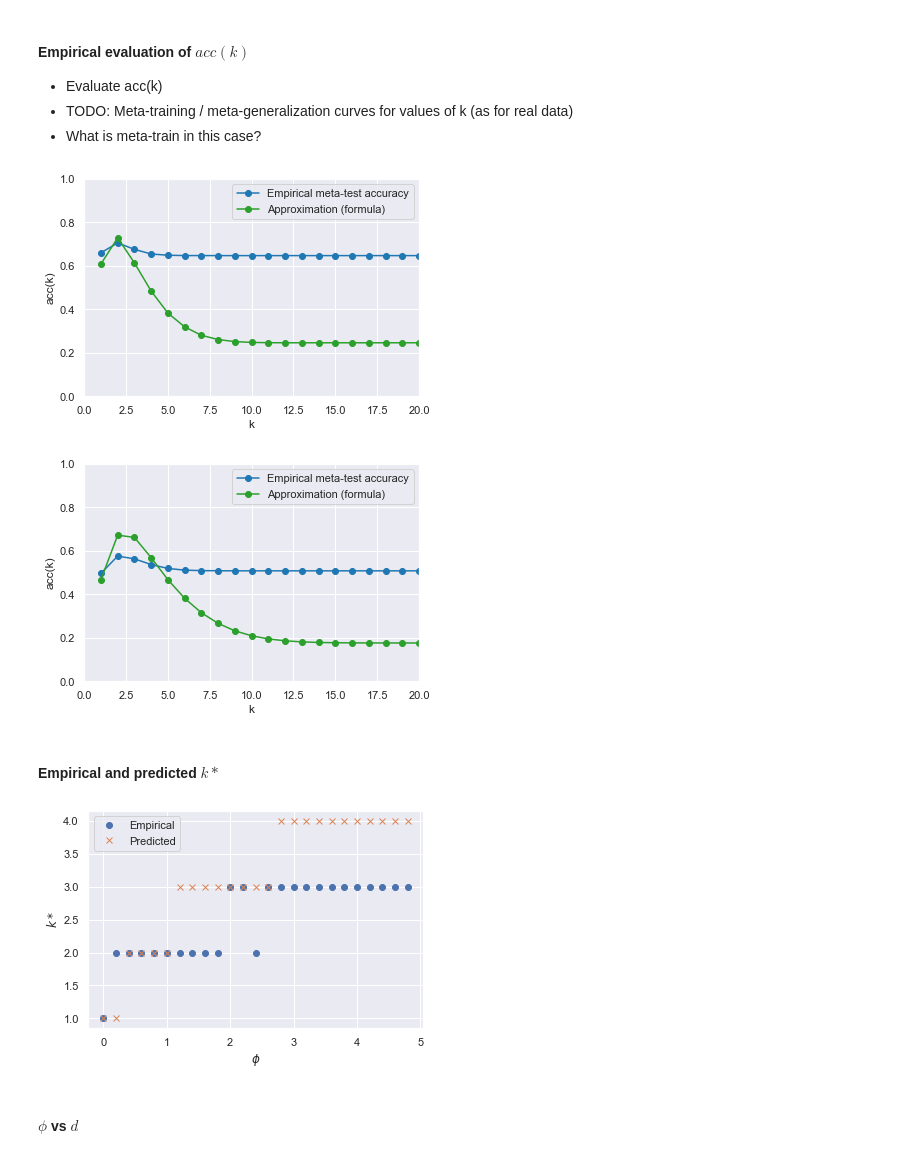
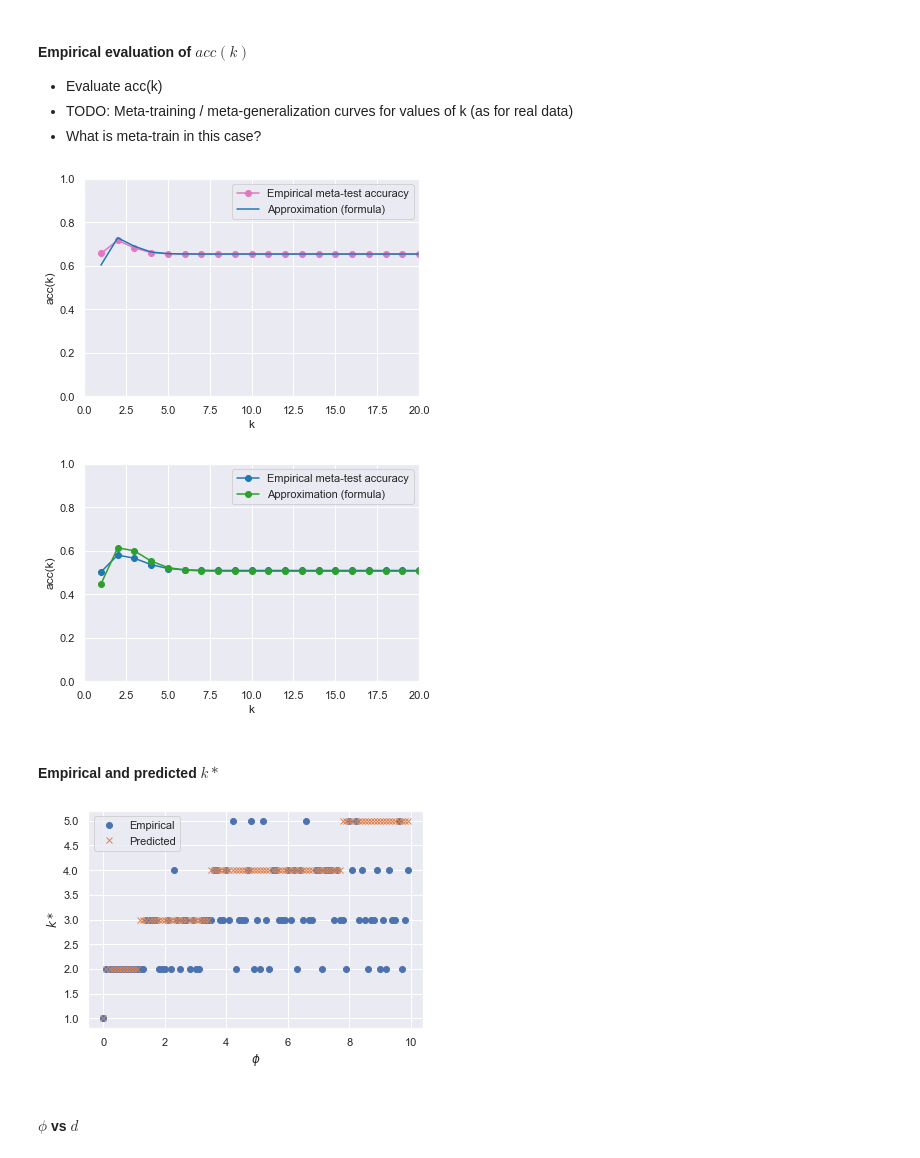
Before and after one commit to Didayolo/automl-conf-2022, a Jupyter notebook: experiments.ipynb, the cells around one changed output. Saved outputs shown, nothing was run; the diff lists cells and outputs as text; code cells hidden in the pictures.

```diff
--- a/experiments.ipynb
+++ b/experiments.ipynb
@@ -122,8 +121,8 @@ trials = 10000
 _n = [20]
 _N = list(range(20*5))
 
-for n in tqdm(_n):
-    for N in _N:
+for n in _n:
+    for N in tqdm(_N):
         # Artificial judges
         g = rk.generator.SwapGenerator()
         g.fit(list(range(n)))
@@ -171,10 +164,10 @@ def approx_pk(n, N, k):
     ''' Approximation of acc(k), the probability that the true winner is selected by select-k-best method.
     '''
     prior = proba_top_k(0, k, n, N) # P(true winner in top k)
-    pk = proba_move(0, 0, n, N) # # P(k=1) = P(k=n) = proba of winner wining
+    pk = approx_walk(0, 0, n, N) # # P(k=1) = P(k=n) = proba of winner wining
     for e in range(1, n): # all other candidates
         # P(K) is increased when another candidate would win but is not in topk
-        pk += (1 - proba_top_k(e, k, n, N)) * proba_move(e, 0, n, N)
+        pk += (1 - proba_top_k(e, k, n, N)) * approx_walk(e, 0, n, N)
     return pk * prior
 
 def approx_k_star(n, N):
@@ -275,12 +268,12 @@ plt.show()
 # %%
 n, N = 20, 10
 _k = range(1, n+1)
-y = evaluate_acc_artificial(n, N, trials=5000)
+y = evaluate_acc_artificial(n, N, trials=20000)
 y2 = [approx_pk(n, N, k) for k in _k]
 
 # Plot
-plt.plot(_k, y, 'o-', label='Empirical meta-test accuracy', color='tab:blue')
-plt.plot(_k, y2, 'o-', label='Approximation (formula)', color='tab:green')
+plt.plot(_k, y, 'o-', label='Empirical meta-test accuracy', color='tab:pink')
+plt.plot(_k, y2, '-', label='Approximation (formula)', color='tab:blue')
 plt.xlim((0, 20))
 plt.ylim((0, 1))
 plt.xlabel('k')
@@ -288,11 +281,11 @@ plt.ylabel('acc(k)')
 plt.legend()
 plt.show()
 # %% [output]
-[figure, old version]
+[figure, new version]
 # %%
 n, N = 20, 20
 _k = range(1, n+1)
-y = evaluate_acc_artificial(n, N, trials=5000)
+y = evaluate_acc_artificial(n, N, trials=20000)
 y2 = [approx_pk(n, N, k) for k in _k]
 
 # Plot
@@ -305,28 +298,28 @@ plt.ylabel('acc(k)')
 plt.legend()
 plt.show()
 # %% [output]
-[figure, old version]
+[figure, new version]
 # %% [markdown]
 #### Empirical and predicted $k*$
 # %%
 # k*
 emp_ks, pre_ks, _phi = [], [], []
 n = 10
-_N = range(0, 50, 2)
-for N in _N:
-    emp_ks.append(evaluate_k_star(n, N, trials=5000))
+_N = range(0, 100, 1)
+for N in tqdm(_N):
+    emp_ks.append(evaluate_k_star(n, N, trials=1000))
     pre_ks.append(approx_k_star(n, N))
     _phi.append(N / n)
 
 # Plot
 plt.plot(_phi, emp_ks, 'o', label='Empirical')
 plt.plot(_phi, pre_ks, 'x', label='Predicted')
 plt.xlabel('$\phi$')
 plt.ylabel('$k*$')
 plt.legend()
 plt.show()
 # %% [output]
-[figure, old version]
+[figure, new version]
 # %% [markdown]
 #### $\phi$ vs $d$
 # %%
```
Also changed, not shown: parts of 33 cells of this notebook, 1 other file.
